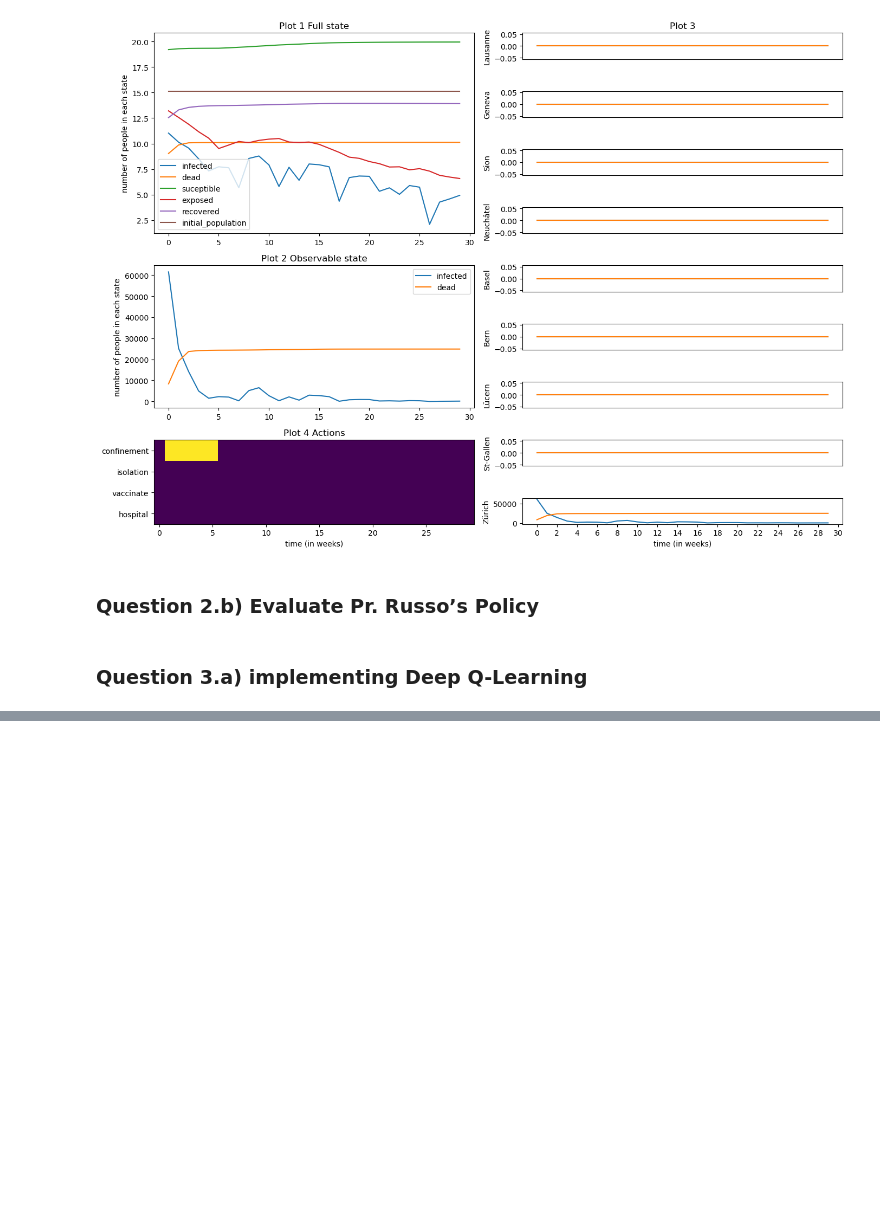
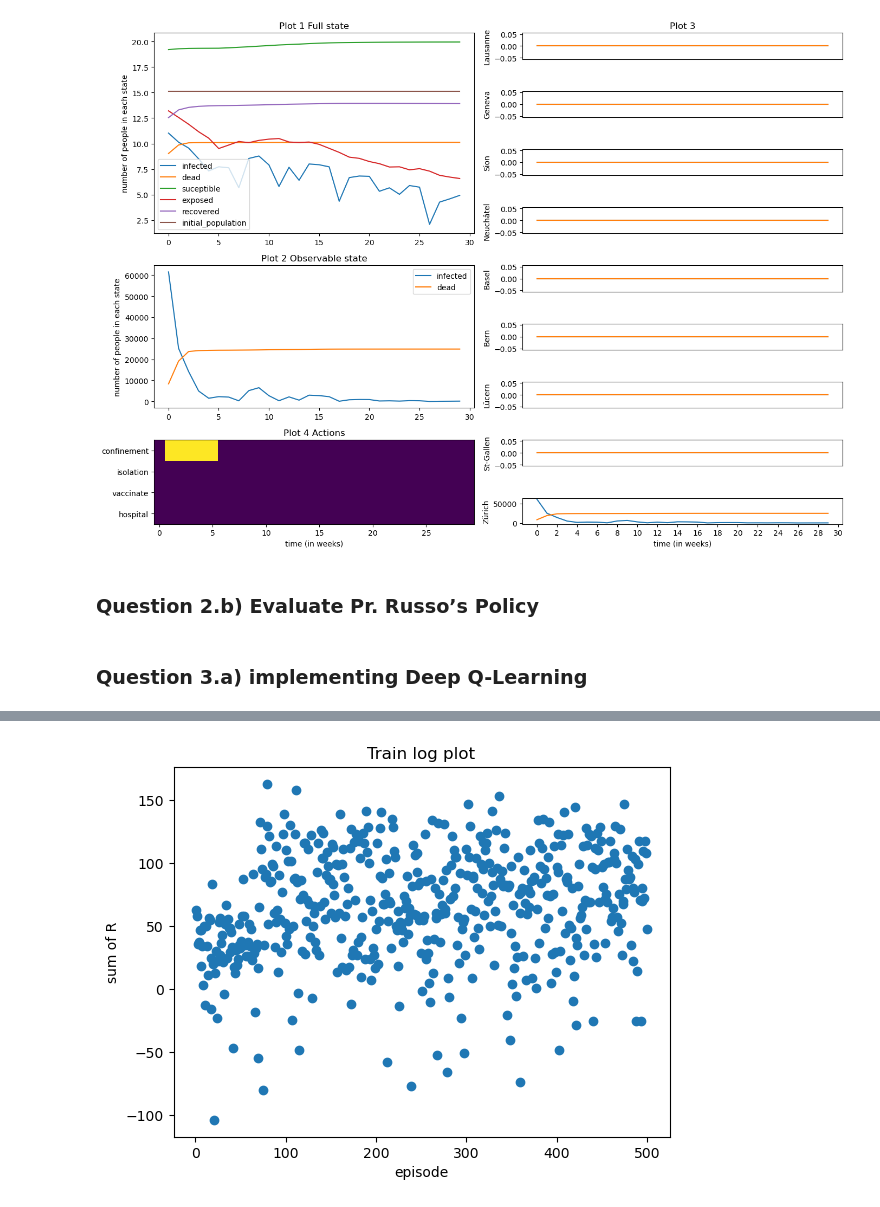
Before and after one commit to dariayakovchuk/Miniproject_DQN, a Jupyter notebook: Miniproject_DQN/notebook.ipynb, the cells around one changed output, grey strips where cells are left out. Saved outputs shown, nothing was run; the diff lists cells and outputs as text; code cells hidden in the pictures; blank space fills up the shorter version.

```diff
--- a/Miniproject_DQN/notebook.ipynb
+++ b/Miniproject_DQN/notebook.ipynb
@@ -389,0 +396,8 @@ print(log)
+# %%
+plt.scatter(y = log_train, x = np.arange(1, 501))
+plt.title("Train log plot")
+plt.xlabel("episode")
+plt.ylabel("sum of R")
+plt.show();
+# %% [output]
+[figure, added]
```
Also changed, not shown: parts of 7 cells of this notebook, 1 other file.
